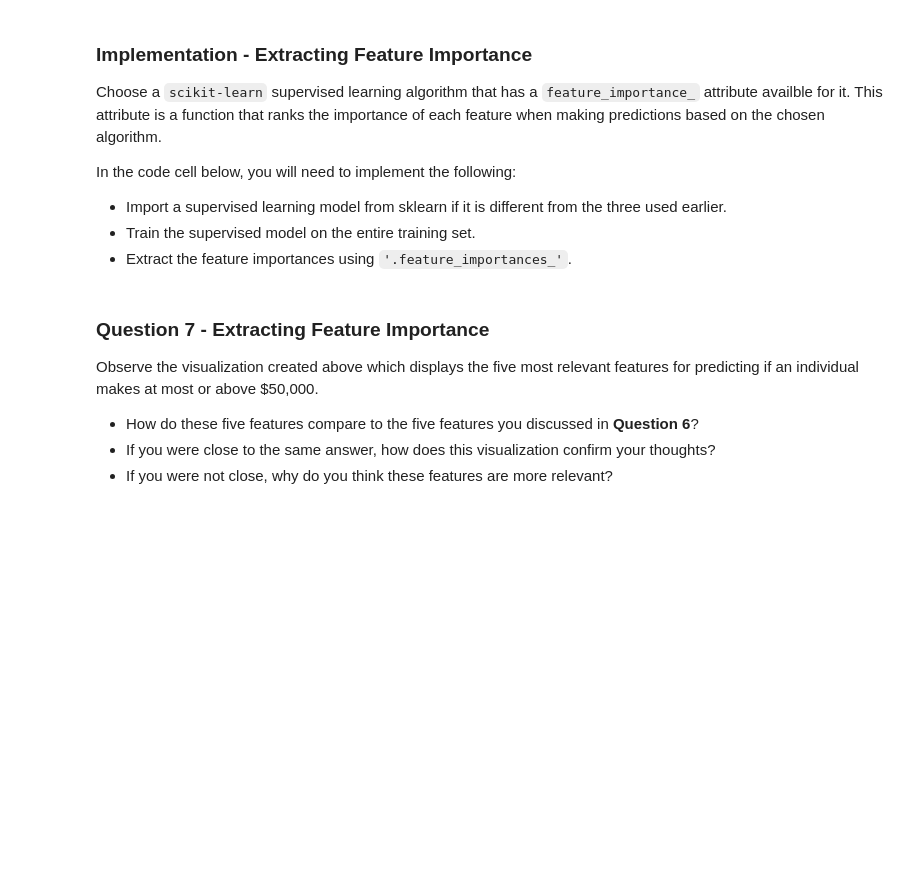
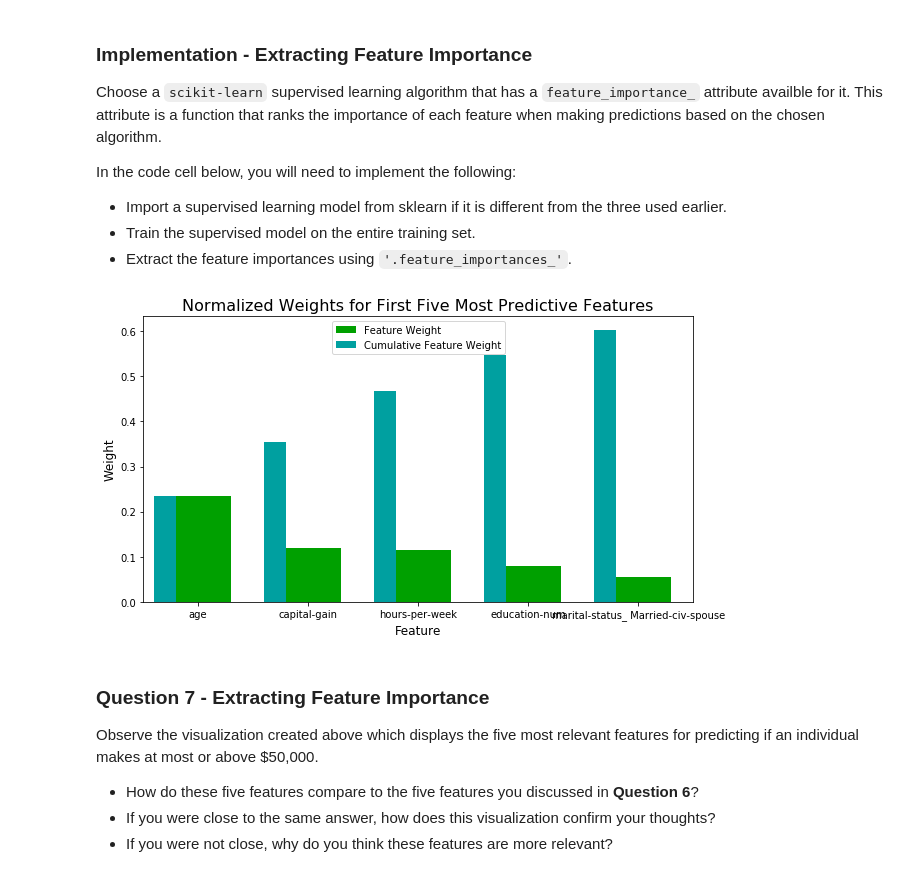
Before and after one commit to KnollFrank/Finding-Donors-for-CharityML, a Jupyter notebook: finding_donors.ipynb, the cells around one changed output. Drawn from its saved outputs; the diff is of its cells as text; code cells hidden in the pictures; blank space fills up the shorter version.

```diff
--- a/finding_donors.ipynb
+++ b/finding_donors.ipynb
@@ -587,16 +570,19 @@ In the code cell below, you will need to implement the following:
  - Extract the feature importances using `'.feature_importances_'`.
 # %%
 # TODO: Import a supervised learning model that has 'feature_importances_'
-
+from sklearn.ensemble import RandomForestClassifier
 
 # TODO: Train the supervised model on the training set using .fit(X_train, y_train)
-model = None
+model = RandomForestClassifier(random_state = 815)
+model.fit(X_train, y_train)
 
 # TODO: Extract the feature importances using .feature_importances_
-importances = None
+importances = model.feature_importances_
 
 # Plot
 vs.feature_plot(importances, X_train, y_train)
+# %% [output]
+[figure, added]
 # %% [markdown]
 ### Question 7 - Extracting Feature Importance
 
```
Also changed, not shown: parts of 4 cells of this notebook.
